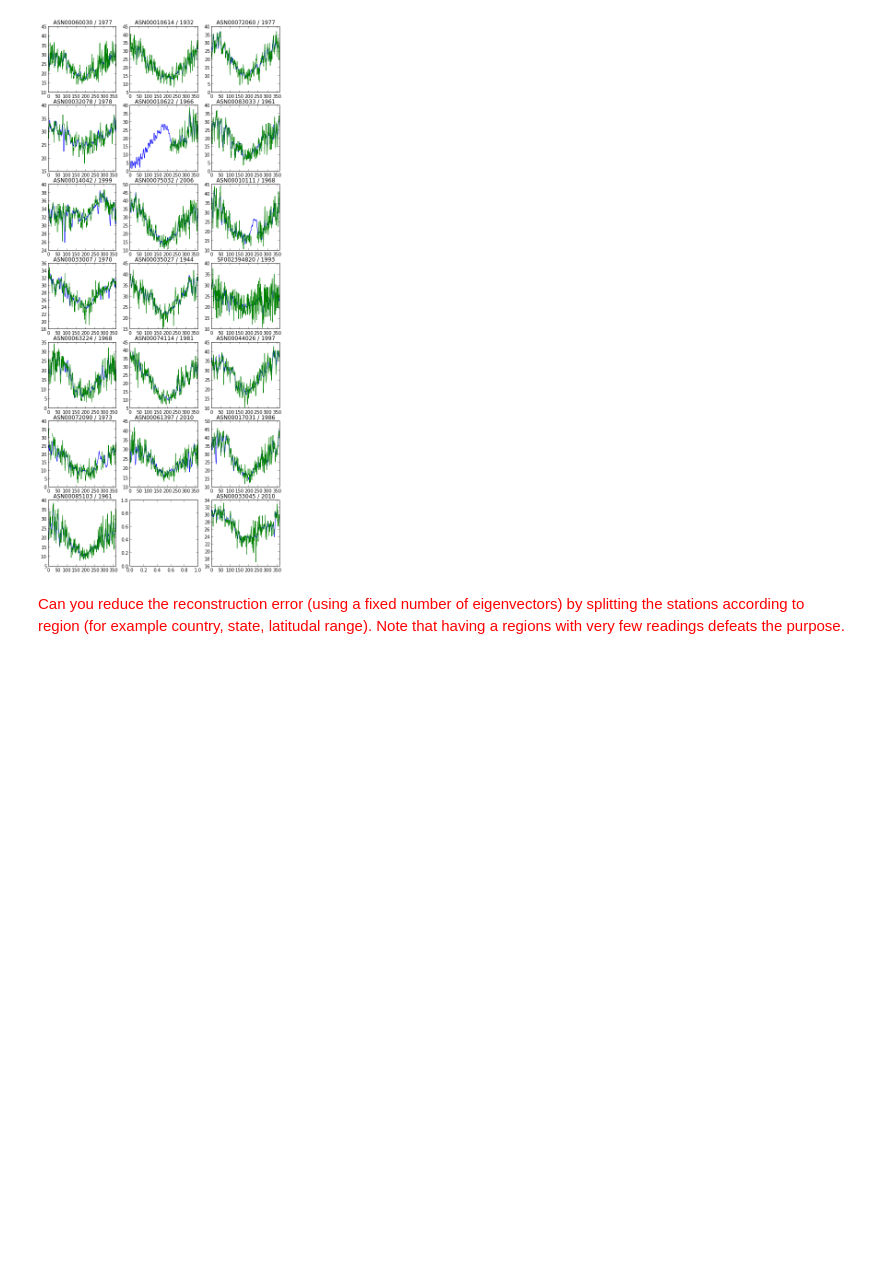
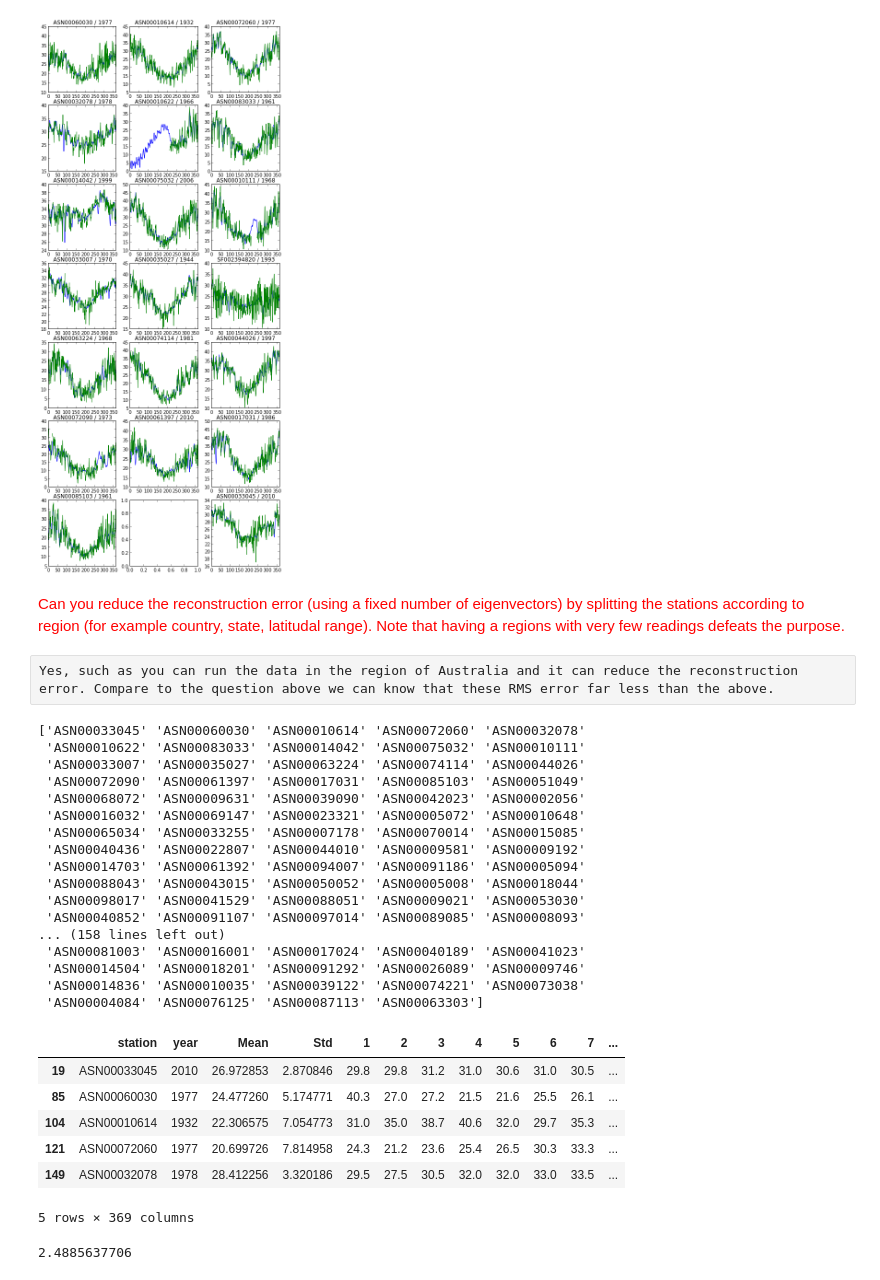
Before and after one commit to yoavfreund/UCSD_BigData, a Jupyter notebook: notebooks/weather/Weather Analysis.ipynb, the cells around one changed output. Drawn from its saved outputs; the diff is of its cells as text; code cells hidden in the pictures; blank space fills up the shorter version.

```diff
--- a/notebooks/weather/Weather Analysis.ipynb
+++ b/notebooks/weather/Weather Analysis.ipynb
@@ -578,3 +697,46 @@ shape(selection)
 [figure]
 # %% [markdown]
 <span style="color:red">Can you reduce the reconstruction error (using a fixed number of eigenvectors) by splitting the stations according to region (for example country, state, latitudal range). Note that having a regions with very few readings defeats the purpose.
+# %% [raw]
+Yes, such as you can run the data in the region of Australia and it can reduce the reconstruction error. Compare to the question above we can know that these RMS error far less than the above.
+# %%
+sydneyStations=['ASN' in station for station in Data['station']]
+print Data[sydneyStations]['station'].values
+#for station in sydneyStations:
+#    print station,sum(Data['station']==station)
+Data=Data[sydneyStations]
+Dout=scale_temps(Data)
+#reorder the columns
+Dout=Dout[['station','year','Mean','Std']+range(1,366)]
+Dout.head()
+# %% [output]
+['ASN00033045' 'ASN00060030' 'ASN00010614' 'ASN00072060' 'ASN00032078'
+ 'ASN00010622' 'ASN00083033' 'ASN00014042' 'ASN00075032' 'ASN00010111'
+ 'ASN00033007' 'ASN00035027' 'ASN00063224' 'ASN00074114' 'ASN00044026'
+ 'ASN00072090' 'ASN00061397' 'ASN00017031' 'ASN00085103' 'ASN00051049'
+ 'ASN00068072' 'ASN00009631' 'ASN00039090' 'ASN00042023' 'ASN00002056'
+ 'ASN00016032' 'ASN00069147' 'ASN00023321' 'ASN00005072' 'ASN00010648'
+ 'ASN00065034' 'ASN00033255' 'ASN00007178' 'ASN00070014' 'ASN00015085'
+ 'ASN00040436' 'ASN00022807' 'ASN00044010' 'ASN00009581' 'ASN00009192'
+ 'ASN00014703' 'ASN00061392' 'ASN00094007' 'ASN00091186' 'ASN00005094'
+ 'ASN00088043' 'ASN00043015' 'ASN00050052' 'ASN00005008' 'ASN00018044'
+ 'ASN00098017' 'ASN00041529' 'ASN00088051' 'ASN00009021' 'ASN00053030'
+ 'ASN00040852' 'ASN00091107' 'ASN00097014' 'ASN00089085' 'ASN00008093'
+... (158 lines left out)
+ 'ASN00081003' 'ASN00016001' 'ASN00017024' 'ASN00040189' 'ASN00041023'
+ 'ASN00014504' 'ASN00018201' 'ASN00091292' 'ASN00026089' 'ASN00009746'
+ 'ASN00014836' 'ASN00010035' 'ASN00039122' 'ASN00074221' 'ASN00073038'
+ 'ASN00004084' 'ASN00076125' 'ASN00087113' 'ASN00063303']
+|  | station | year | Mean | Std | 1 | 2 | 3 | 4 | 5 | 6 | 7 | ... |
+| 19 | ASN00033045 | 2010 | 26.972853 | 2.870846 | 29.8 | 29.8 | 31.2 | 31.0 | 30.6 | 31.0 | 30.5 | ... |
+| 85 | ASN00060030 | 1977 | 24.477260 | 5.174771 | 40.3 | 27.0 | 27.2 | 21.5 | 21.6 | 25.5 | 26.1 | ... |
+| 104 | ASN00010614 | 1932 | 22.306575 | 7.054773 | 31.0 | 35.0 | 38.7 | 40.6 | 32.0 | 29.7 | 35.3 | ... |
+| 121 | ASN00072060 | 1977 | 20.699726 | 7.814958 | 24.3 | 21.2 | 23.6 | 25.4 | 26.5 | 30.3 | 33.3 | ... |
+| 149 | ASN00032078 | 1978 | 28.412256 | 3.320186 | 29.5 | 27.5 | 30.5 | 32.0 | 32.0 | 33.0 | 33.5 | ... |
+5 rows × 369 columns
+# %%
+t=50
+RMS=plot_reconstructions(range(2,100),rows=1,columns=1,dimension=t)
+print RMS
+# %% [output]
+2.4885637706
```
Also changed, not shown: parts of 22 cells of this notebook, 1 other file.
